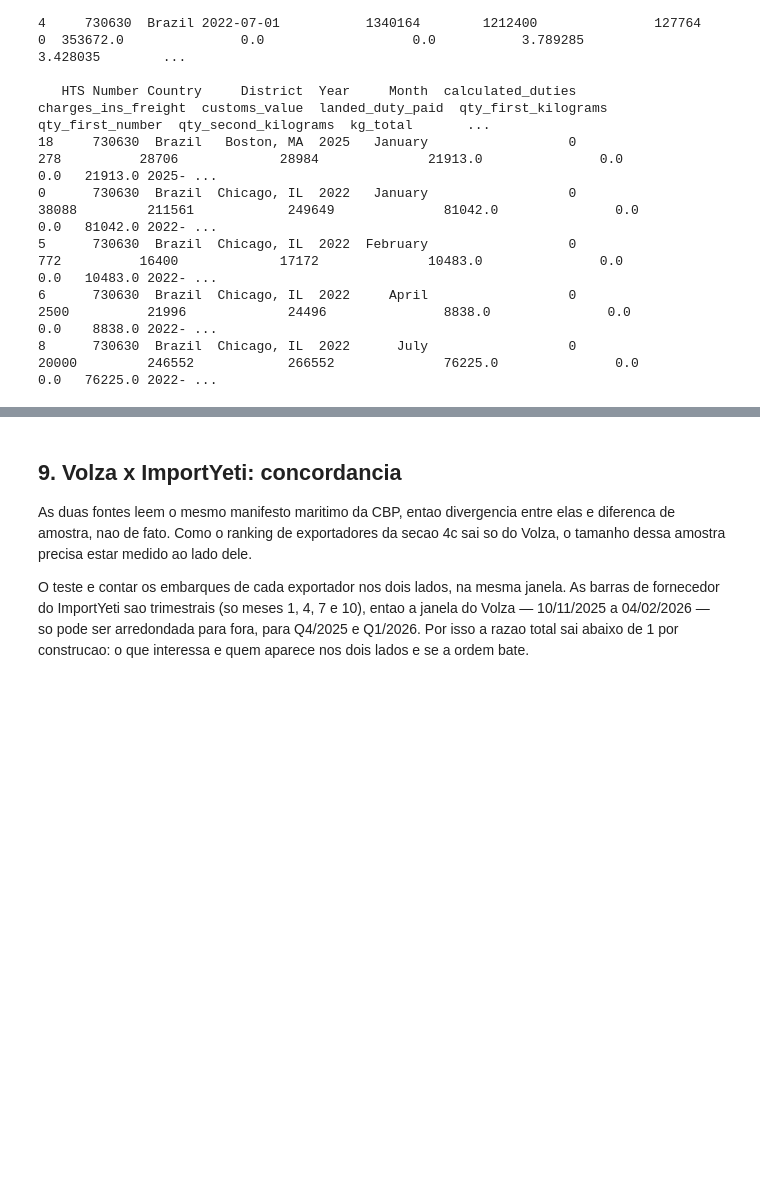
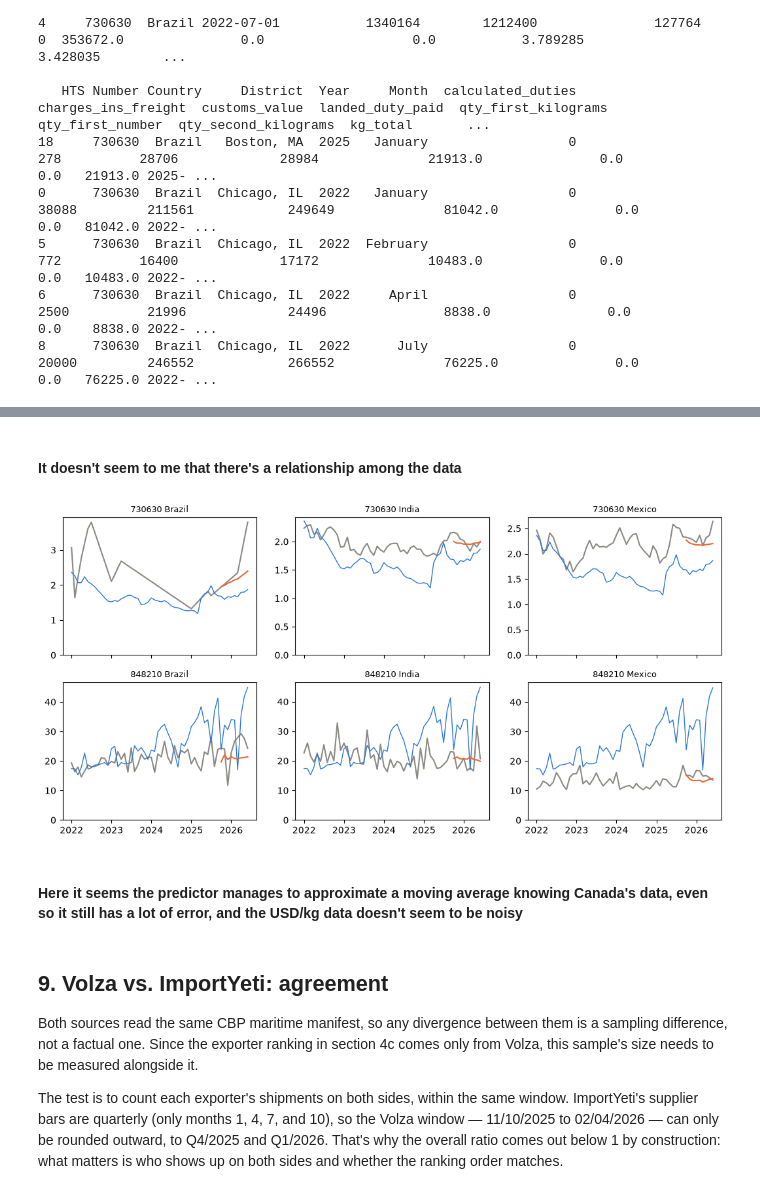
Before and after one commit to newtonepv/Suppliers, a Jupyter notebook: presentation.ipynb, the cells around one changed output, grey strips where cells are left out. Saved outputs shown, nothing was run; the diff lists cells and outputs as text; code cells hidden in the pictures; blank space fills up the shorter version.

```diff
--- a/presentation.ipynb
+++ b/presentation.ipynb
@@ -1276,15 +1279,36 @@ Mexico         15.1        19.0        17.9         21.5
+# %% [markdown]
+#### It doesn't seem to me that there's a relationship among the data
+# %%
+ca = df_price[df_price["Country"] == "Canada"].pivot_table(
+    index="date", columns="HTS Number", values="usd_per_kg_landed").asfreq("MS").bfill()
+outros = df_price[df_price["Country"] != "Canada"]
+
+fig, axes = plt.subplots(2, 3, figsize=(13, 6), sharex=True)
+for ax, ((hts, pais), d) in zip(axes.flat, outros.groupby(["HTS Number", "Country"])):
+    s = d.set_index("date")["usd_per_kg_landed"].reindex(ca.index).interpolate().bfill()
+    g = ca[hts]
+    corte = int(len(s) * 0.85)
+    f = ForecasterRecursive(Ridge(), lags=3)
+    f.fit(y=s[:corte], exog=g[:corte])
+    p = f.predict(steps=len(s) - corte, exog=g[corte:])
+    ax.plot(s.index, s, color="#8a8983")
+    ax.plot(ca.index, g, color="#2a78d6", linewidth=1)
+    ax.plot(p.index, p, color="#eb6834")
+    ax.set_ylim(bottom=0)
+    ax.set_title(f"{hts} {pais}", fontsize=9)
+
+axes.flat[0].xaxis.set_major_locator(mdates.YearLocator())
+axes.flat[0].xaxis.set_major_formatter(mdates.DateFormatter("%Y"))
+# %% [output]
+[figure, added]
+# %% [markdown]
+#### Here it seems the predictor manages to approximate a moving average knowing Canada's data, even so it still has a lot of error, and the USD/kg data doesn't seem to be noisy
 # %% [markdown]
-## 9. Volza x ImportYeti: concordancia
+## 9. Volza vs. ImportYeti: agreement
 
-As duas fontes leem o mesmo manifesto maritimo da CBP, entao divergencia entre elas
-e diferenca de amostra, nao de fato. Como o ranking de exportadores da secao 4c sai
-so do Volza, o tamanho dessa amostra precisa estar medido ao lado dele.
+Both sources read the same CBP maritime manifest, so any divergence between them is a sampling difference, not a factual one. Since the exporter ranking in section 4c comes only from Volza, this sample's size needs to be measured alongside it.
 
-O teste e contar os embarques de cada exportador nos dois lados, na mesma janela.
-As barras de fornecedor do ImportYeti sao trimestrais (so meses 1, 4, 7 e 10), entao
-a janela do Volza — 10/11/2025 a 04/02/2026 — so pode ser arredondada para fora, para
-Q4/2025 e Q1/2026. Por isso a razao total sai abaixo de 1 por construcao: o que
-interessa e quem aparece nos dois lados e se a ordem bate.
+The test is to count each exporter's shipments on both sides, within the same window. ImportYeti's supplier bars are quarterly (only months 1, 4, 7, and 10), so the Volza window — 11/10/2025 to 02/04/2026 — can only be rounded outward, to Q4/2025 and Q1/2026. That's why the overall ratio comes out below 1 by construction: what matters is who shows up on both sides and whether the ranking order matches.
 # %%
 VALID_INICIO = pd.Timestamp("2025-10-01")
 VALID_FIM = pd.Timestamp("2026-03-31")
```
Also changed, not shown: parts of 32 cells of this notebook, 5 other files.
